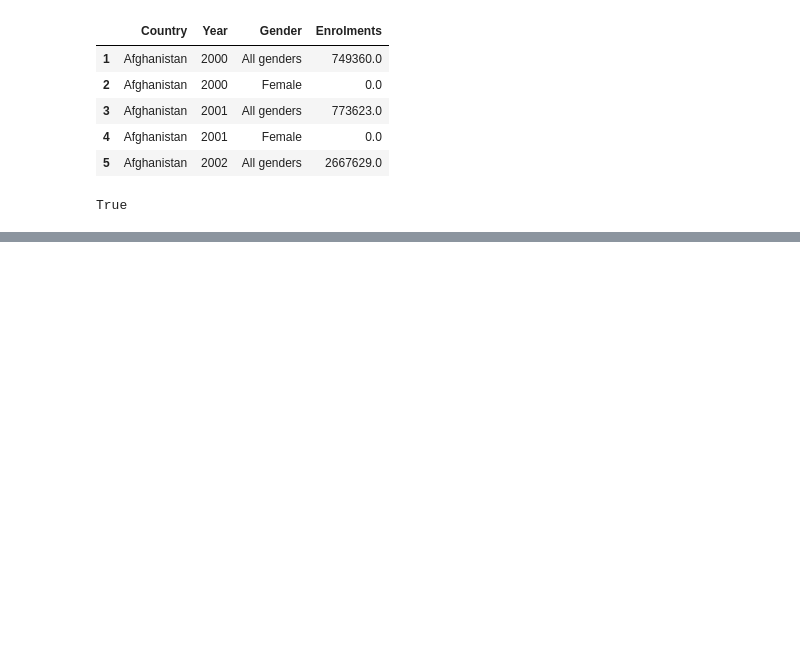
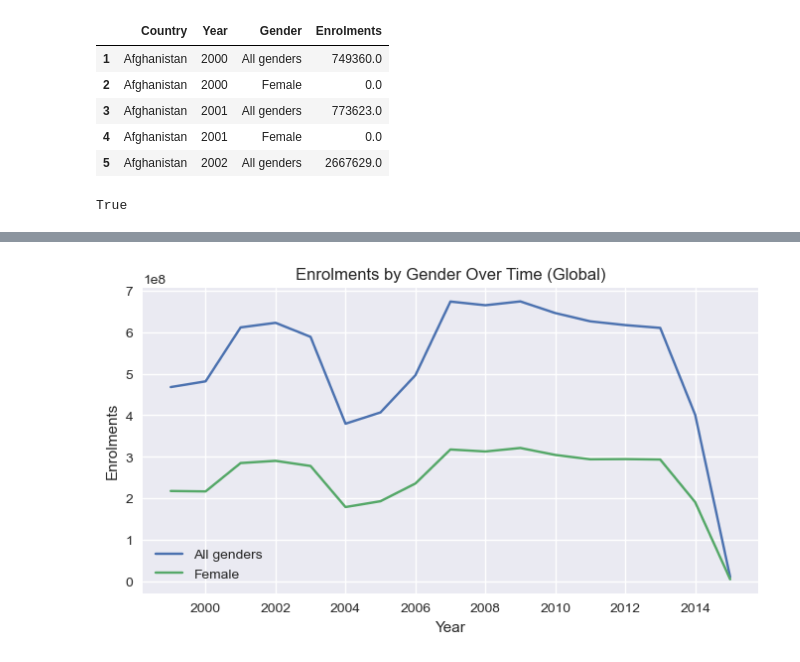
Before and after one commit to umarmohdcr7-spec/life-expectancy-education, a Jupyter notebook: notebooks/primary.ipynb, the cells around one changed output, grey strips where cells are left out. Saved outputs shown, nothing was run; the diff lists cells and outputs as text; code cells hidden in the pictures; blank space fills up the shorter version.

```diff
--- a/notebooks/primary.ipynb
+++ b/notebooks/primary.ipynb
@@ -155,0 +171,12 @@ True
+# %%
+gender_trend = datafile.groupby(["Year", "Gender"])["Enrolments"].sum().reset_index()
+
+plt.figure(figsize=(8,4))
+sns.lineplot(data=gender_trend, x="Year", y="Enrolments", hue="Gender")
+plt.title("Enrolments by Gender Over Time (Global)")
+plt.xlabel("Year")
+plt.ylabel("Enrolments")
+plt.legend()
+plt.show()
+# %% [output]
+[figure, added]
```
Also changed, not shown: parts of 3 cells of this notebook.
